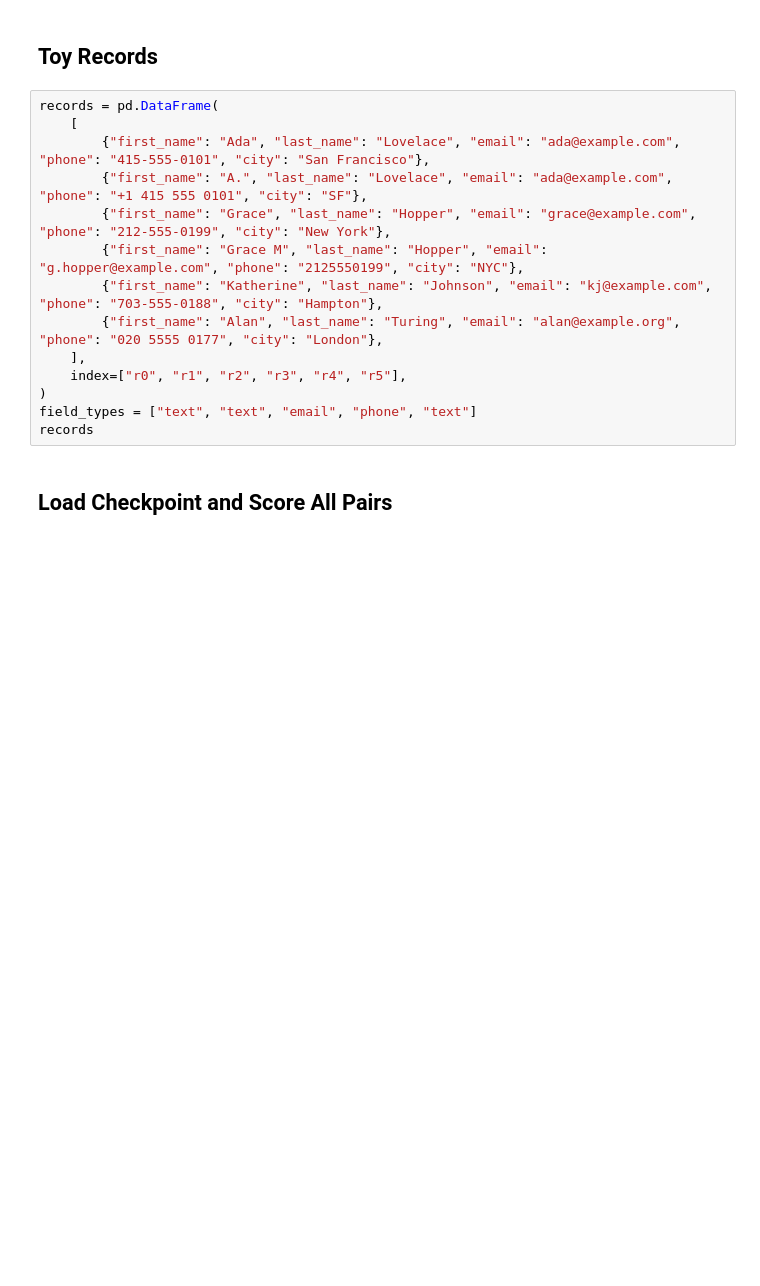
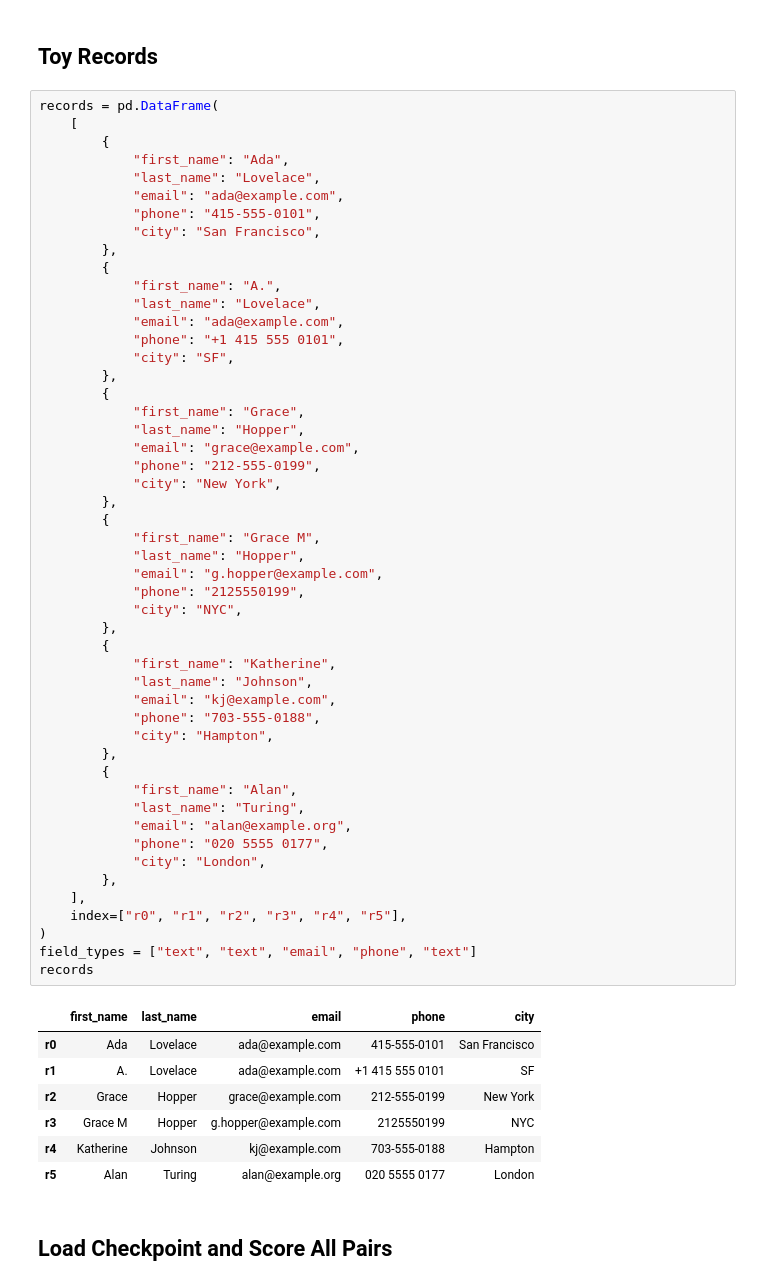
Before and after one commit to AdamSpannbauer/IdentityPFN, a Jupyter notebook: notebooks/demo_zero_shot_linking.ipynb, the cells around one changed output. Cells and saved outputs as stored; diff of their text form; blank space fills up the shorter version.

```diff
--- a/notebooks/demo_zero_shot_linking.ipynb
+++ b/notebooks/demo_zero_shot_linking.ipynb
@@ -18,17 +18,61 @@ from identitypfn import load_model, nearest_neighbors, pair_review_table, top_pa
 # %%
 records = pd.DataFrame(
     [
-        {"first_name": "Ada", "last_name": "Lovelace", "email": "ada@example.com", "phone": "415-555-0101", "city": "San Francisco"},
-        {"first_name": "A.", "last_name": "Lovelace", "email": "ada@example.com", "phone": "+1 415 555 0101", "city": "SF"},
-        {"first_name": "Grace", "last_name": "Hopper", "email": "grace@example.com", "phone": "212-555-0199", "city": "New York"},
-        {"first_name": "Grace M", "last_name": "Hopper", "email": "g.hopper@example.com", "phone": "2125550199", "city": "NYC"},
-        {"first_name": "Katherine", "last_name": "Johnson", "email": "kj@example.com", "phone": "703-555-0188", "city": "Hampton"},
-        {"first_name": "Alan", "last_name": "Turing", "email": "alan@example.org", "phone": "020 5555 0177", "city": "London"},
+        {
+            "first_name": "Ada",
+            "last_name": "Lovelace",
+            "email": "ada@example.com",
+            "phone": "415-555-0101",
+            "city": "San Francisco",
+        },
+        {
+            "first_name": "A.",
+            "last_name": "Lovelace",
+            "email": "ada@example.com",
+            "phone": "+1 415 555 0101",
+            "city": "SF",
+        },
+        {
+            "first_name": "Grace",
+            "last_name": "Hopper",
+            "email": "grace@example.com",
+            "phone": "212-555-0199",
+            "city": "New York",
+        },
+        {
+            "first_name": "Grace M",
+            "last_name": "Hopper",
+            "email": "g.hopper@example.com",
+            "phone": "2125550199",
+            "city": "NYC",
+        },
+        {
+            "first_name": "Katherine",
+            "last_name": "Johnson",
+            "email": "kj@example.com",
+            "phone": "703-555-0188",
+            "city": "Hampton",
+        },
+        {
+            "first_name": "Alan",
+            "last_name": "Turing",
+            "email": "alan@example.org",
+            "phone": "020 5555 0177",
+            "city": "London",
+        },
     ],
     index=["r0", "r1", "r2", "r3", "r4", "r5"],
 )
 field_types = ["text", "text", "email", "phone", "text"]
 records
+# %% [output]
+|  | first_name | last_name | email | phone | city |
+| r0 | Ada | Lovelace | ada@example.com | 415-555-0101 | San Francisco |
+| r1 | A. | Lovelace | ada@example.com | +1 415 555 0101 | SF |
+| r2 | Grace | Hopper | grace@example.com | 212-555-0199 | New York |
+| r3 | Grace M | Hopper | g.hopper@example.com | 2125550199 | NYC |
+| r4 | Katherine | Johnson | kj@example.com | 703-555-0188 | Hampton |
+| r5 | Alan | Turing | alan@example.org | 020 5555 0177 | London |
 # %% [markdown]
 ## Load Checkpoint and Score All Pairs
 # %%
```
Also changed, not shown: parts of 5 cells of this notebook, 1 other file.
